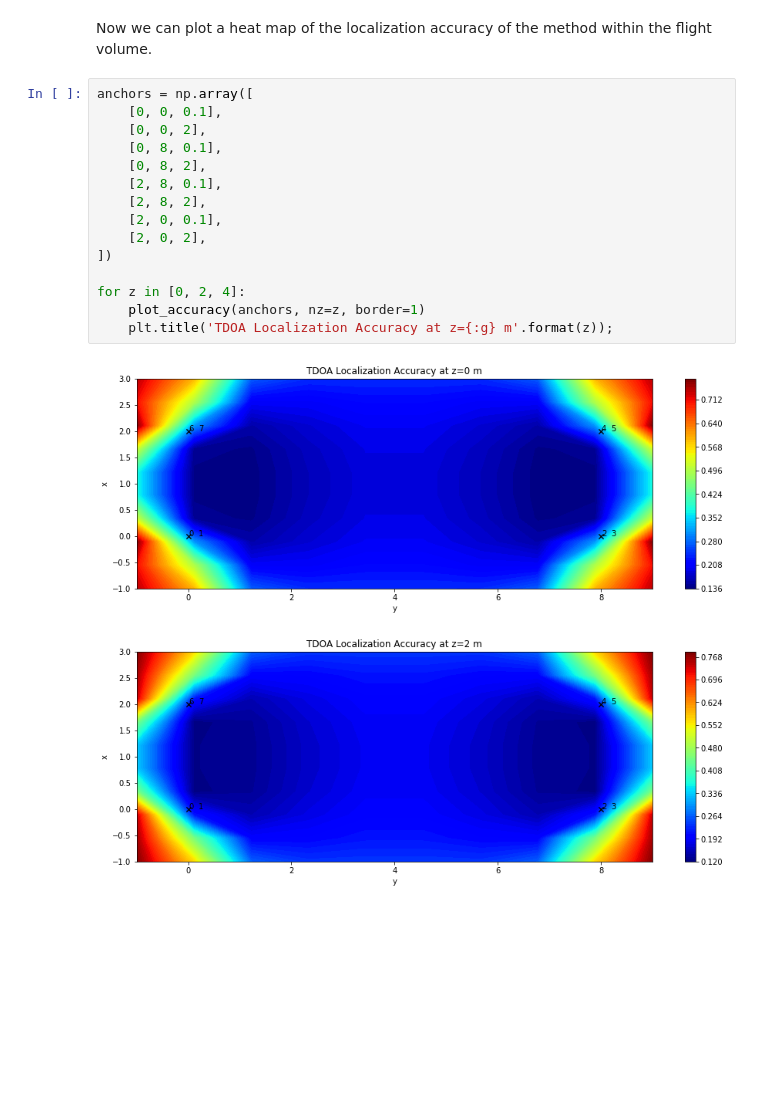
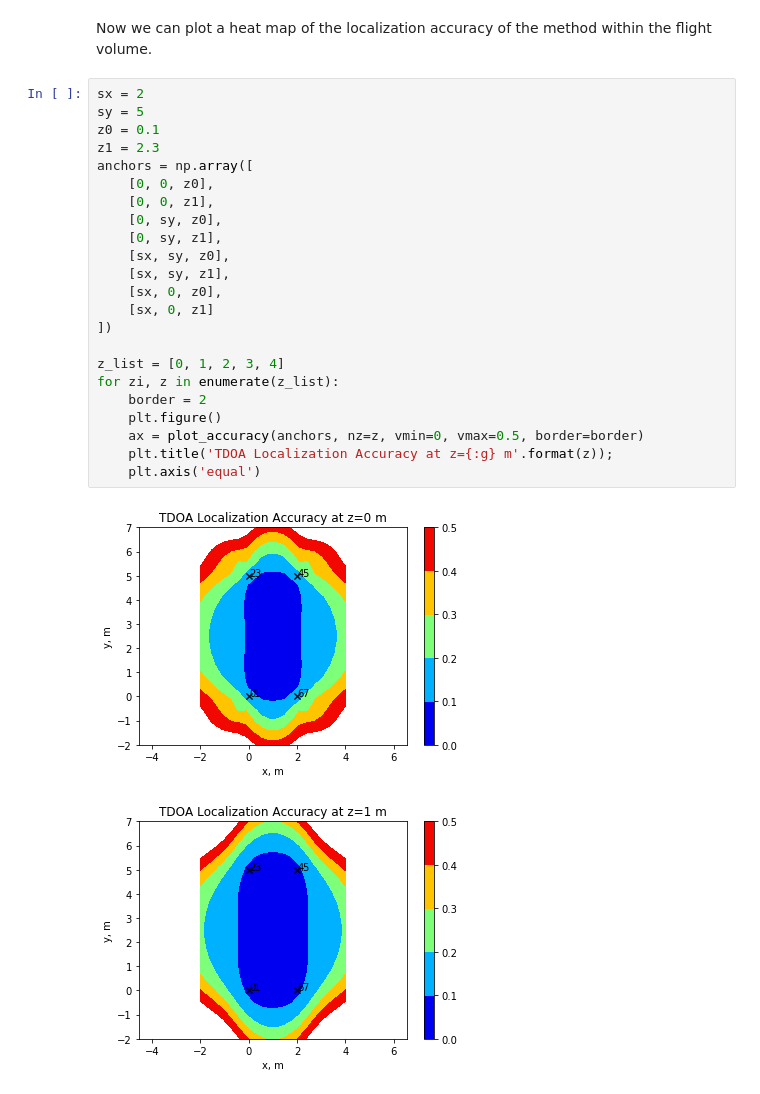
Before and after one commit to jgoppert/bswarm, a Jupyter notebook: notebooks/W8-TDOA-Localization.ipynb, the cells around one changed output. Cells and saved outputs as stored; diff of their text form; blank space fills up the shorter version.

```diff
--- a/notebooks/W8-TDOA-Localization.ipynb
+++ b/notebooks/W8-TDOA-Localization.ipynb
@@ -85,20 +83,28 @@ def plot_accuracy(anchors, nz, border=2):
 # %% [markdown]
 Now we can plot a heat map of the localization accuracy of the method within the flight volume.
 # %%
+sx = 2
+sy = 5
+z0 = 0.1
+z1 = 2.3
 anchors = np.array([
-    [0, 0, 0.1],
-    [0, 0, 2],
-    [0, 8, 0.1],
-    [0, 8, 2],
-    [2, 8, 0.1],
-    [2, 8, 2],
-    [2, 0, 0.1],
-    [2, 0, 2],
+    [0, 0, z0],
+    [0, 0, z1],
+    [0, sy, z0],
+    [0, sy, z1],
+    [sx, sy, z0],
+    [sx, sy, z1],
+    [sx, 0, z0],
+    [sx, 0, z1]
 ])
 
-for z in [0, 2, 4]:
-    plot_accuracy(anchors, nz=z, border=1)
+z_list = [0, 1, 2, 3, 4]
+for zi, z in enumerate(z_list):
+    border = 2
+    plt.figure()
+    ax = plot_accuracy(anchors, nz=z, vmin=0, vmax=0.5, border=border)
     plt.title('TDOA Localization Accuracy at z={:g} m'.format(z));
+    plt.axis('equal')
 # %% [output]
-[figure, old version]
+[figure, new version]
-[figure, old version]
+[figure, new version]
```
Also changed, not shown: parts of 5 cells of this notebook.
